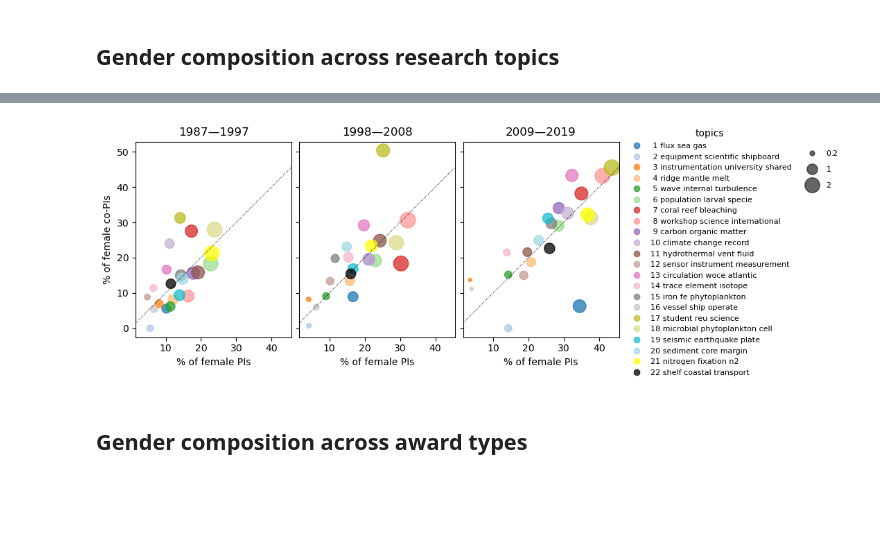
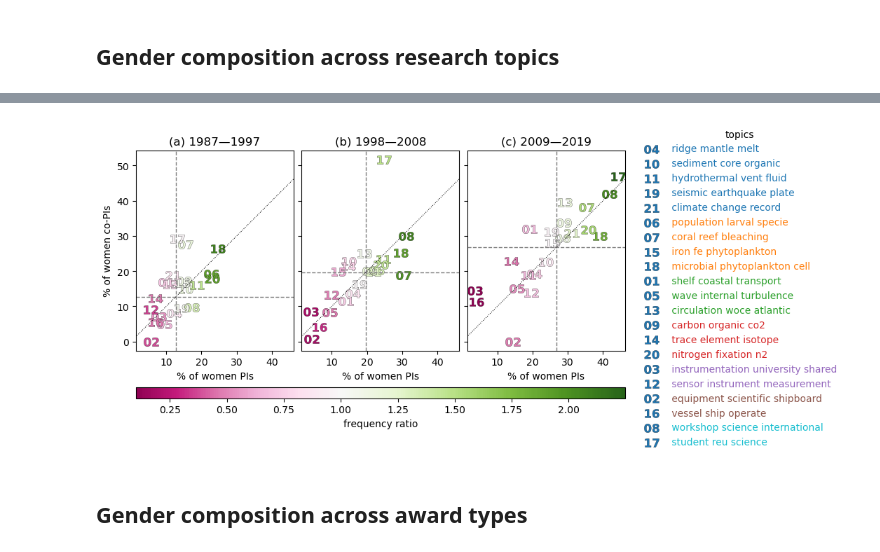
Before and after one commit to idlima/nsf-oce-gender, a Jupyter notebook: manuscript_figures.ipynb, the cells around one changed output, grey strips where cells are left out. Saved outputs shown, nothing was run; the diff lists cells and outputs as text; code cells hidden in the pictures; blank space fills up the shorter version.

```diff
--- a/manuscript_figures.ipynb
+++ b/manuscript_figures.ipynb
@@ -15,14 +16,14 @@ Last updated on Sun Jan 31 19:20:43 2021
 # %%
 warnings.filterwarnings('ignore')
 plt.rcParams['figure.dpi'] = 100
-pd.options.display.max_columns = 50
+pd.options.display.max_columns = 30
 # %% [markdown]
 ## Read NSF-OCE award data
 # %%
 data_types = {'Abstract':'string', 'Title':'string', 'Programs':'string', 'PI':'string',
               'Organization':'string', 'State':'string', 'Instrument':'string', 'co-PIs':'string',
               'program':'string', 'PI_first_name':'string', 'co-PI_first_name':'string',
-              'PI_gender':'string', 'co-PI_gender':'string'}
+              'PI_gender':'string', 'co-PI_gender':'string', 'award_type':'string'}
 awards = pd.read_csv('results/awards_1985-2020_clean_edited_grouped_gender_topic.csv', index_col=0,
                      parse_dates=[4,5], dtype=data_types)
 awards['year'] = awards.StartDate.dt.year
@@ -53,13 +40,2 @@ SGER seems to be an older denomination for EAGER awards. Therefore we are groupi
-# %%
-awards.loc[awards.Title.str.contains('collaborative\s'),'award_type'] = 'Collaborative Research'
-awards.loc[awards.Title.str.contains('eager\s'),'award_type'] = 'EAGER'
-awards.loc[awards.Title.str.contains('rapid\s'),'award_type'] = 'RAPID'
-awards.loc[awards.Title.str.contains('sger\s'),'award_type'] = 'EAGER'
-awards.loc[awards.Title.str.contains('reu\s'),'award_type'] = 'REU'
-awards.loc[awards.Title.str.contains('rui\s'),'award_type'] = 'RUI'
-awards.loc[awards.Title.str.contains('career\s'),'award_type'] = 'CAREER'
-awards.loc[awards.Title.str.contains('cmg\s'),'award_type'] = 'CMG'
-awards.loc[awards.Title.str.contains('powre\s'),'award_type'] = 'POWRE'
-awards['award_type'] = awards.award_type.fillna('standard')
 # %% [markdown]
 ## Temporal trends in gender composition
@@ -210,28 +223,61 @@ by_topic_1 = compute_pcts(awards_1,'topic')
 by_topic_2 = compute_pcts(awards_2,'topic')
 by_topic_3 = compute_pcts(awards_3,'topic')
 
+vmin, vmax = by_topic_3.ratio.min(), by_topic_3.ratio.max()
+
 fig, axs = plt.subplots(1, 3, sharex=True, sharey=True, figsize=(9,4))
 fig.subplots_adjust(wspace=0.05)
-for ax, df, t in zip(axs.ravel(),[by_topic_1,by_topic_2,by_topic_3], titles):
-    sp = ax.scatter(df['PI'], df['co-PI'], c=df.index, s=df.freq_ratio*120, cmap=tab22, alpha=0.75)
-    _ = ax.axis('scaled')
-    _ = ax.set(xlabel='% of female PIs', title=t)#, xticks=np.arange(0,60,10))
+for ax, df, t in zip(axs.ravel(),[by_topic_1, by_topic_2, by_topic_3], titles):
+    for i in df.index:
+#         m = r'${:02}$'.format(i)
+#         m = '$\mathbf{{{n}}}$'.format(n=i)
+        m = r'$\mathbf{%02d}$'%(i)
+        sp = ax.scatter(df.loc[i,'PI'], df.loc[i,'co-PI'], c=df.loc[i,'ratio'], s=250, label=topic_names_r[i-1][2:], marker=m,
+                        edgecolors='k', linewidths=0.2, cmap=plt.cm.PiYG, norm=colors.TwoSlopeNorm(1, vmin, vmax))
+        _ = ax.axis('scaled')
+        _ = ax.set(xlabel='% of women PIs', title=t)
 
-_ = axs[0].set(ylabel='% of female co-PIs')
+_ = axs[0].set(ylabel='% of women co-PIs')
+xmin, xmax = axs[0].get_xlim()
 ymin, ymax = axs[0].get_ylim()
-for ax in axs:
-    _ = ax.plot([0,ymax],[0,ymax],':',color='k',linewidth=0.75)
+for ax, wf in zip(axs, wf_means):
+    _ = ax.plot([ymin,ymax], [ymin,ymax] , ':', color='k', linewidth=0.75)
+    _ = ax.hlines(wf, xmin, xmax, linestyles='dashed', colors='C7', linewidth=1)
+    _ = ax.vlines(wf, ymin, ymax, linestyles='dashed', colors='C7', linewidth=1)
 
-handles, foo = sp.legend_elements(num=len(by_topic_1))
-l1 = ax.legend(handles, topic_names_r ,loc="upper right", bbox_to_anchor=(2.15, 1.1), title='topics', fontsize=8, frameon=False)
-_ = ax.add_artist(l1)
+reorder = np.array([4,10,11,19,21,6,7,15,18,1,5,13,9,14,20,3,12,2,16,8,17]) # order topics by program
+handles, labels = ax.get_legend_handles_labels()
+handles_new, labels_new = [handles[n] for n in reorder-1], [labels[n] for n in reorder-1]
+_ = ax.legend(handles_new, labels_new, loc='upper left', bbox_to_anchor=(1.05, 1.15), frameon=False, title='topics')
 
-handles2, labels2 = sp.legend_elements(prop='sizes', num=[24,120,240], alpha=0.6)
-labels2 = ['$\\mathdefault{0.2}$','$\\mathdefault{1}$','$\\mathdefault{2}$']
-l2 = ax.legend(handles2, labels2, loc='upper right', bbox_to_anchor=(2.45, 1), fontsize=8, frameon=False, labelspacing=1)
+# color topic legend text according to program
+lg = ax.get_legend()
+texts = lg.get_texts()
+for text in texts[0:5]:
+    text.set_color('C0')
+for text in texts[5:9]:
+    text.set_color('C1')
+for text in texts[9:12]:
+    text.set_color('C2')
+for text in texts[12:15]:
+    text.set_color('C3')
+for text in texts[15:17]:
+    text.set_color('C4')
+for text in texts[17:19]:
+    text.set_color('C5')
+for text in texts[19:]:
+    text.set_color('C9')
 
-fig.savefig('figures/pi_copi_topic_bubble.png',dpi=300,bbox_inches='tight')
+l, b, w, h = axs[0].get_position().bounds
+cax = fig.add_axes([l, b-0.17, 0.775, 0.04])
+cb = fig.colorbar(sp, cax=cax, orientation='horizontal')
+_ = cb.set_label('frequency ratio')
 
-pd.concat([by_topic_1[cols], by_topic_2[cols], by_topic_3[cols]], keys=['1987-1997','1998-2008', '2009-2019'], axis=1)
+fig.savefig('figures/pi_copi_topic_scatter.png',dpi=300,bbox_inches='tight')
+
+by_topic = pd.concat([by_topic_1[cols], by_topic_2[cols], by_topic_3[cols]], keys=['1987-1997','1998-2008', '2009-2019'], axis=1)
+by_topic = by_topic.reindex(reorder)
+by_topic.index = topic_names[reorder-1]
+by_topic.style.format('{:.2f}')
 # %% [output]
 |  | 1987-1997 |  |  | 1998-2008 |  |  | 2009-2019 |  |  |
@@ -256 +301 @@ pd.concat([by_topic_1[cols], by_topic_2[cols], by_topic_3[cols]], keys=['1987-19
-[figure, old version]
+[figure, new version]
```
Also changed, not shown: parts of 19 cells of this notebook, 2 other files.
